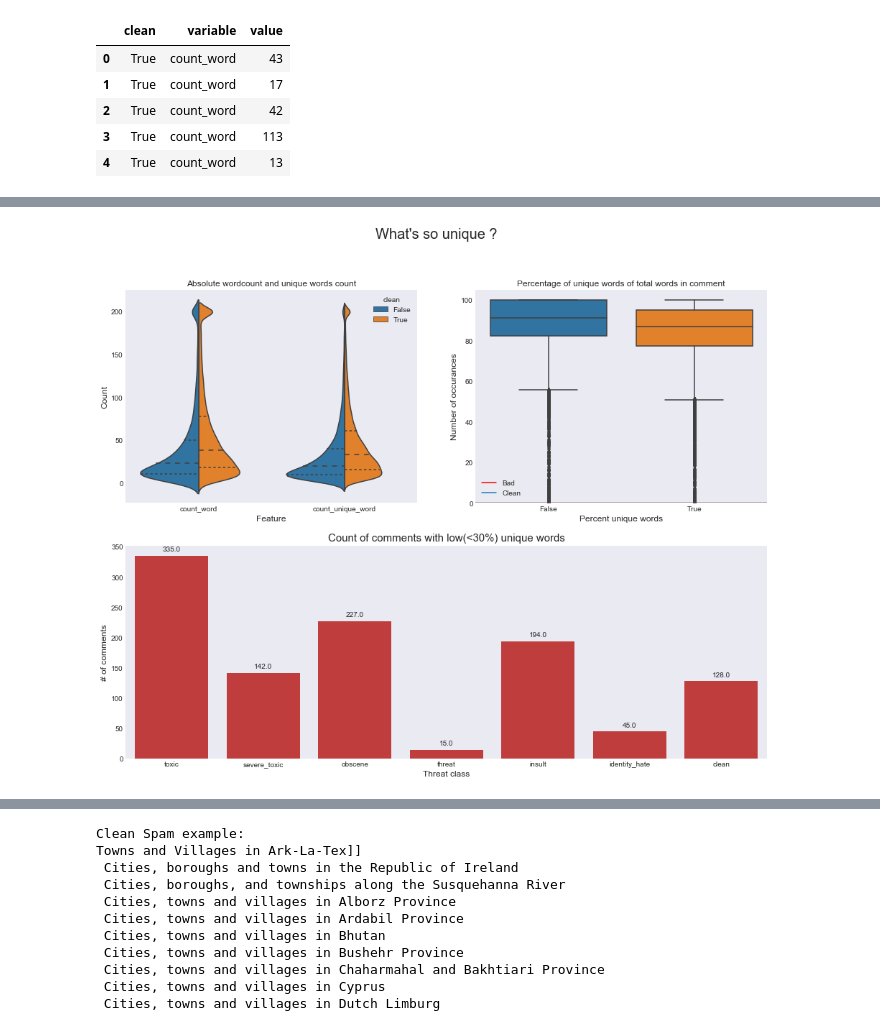
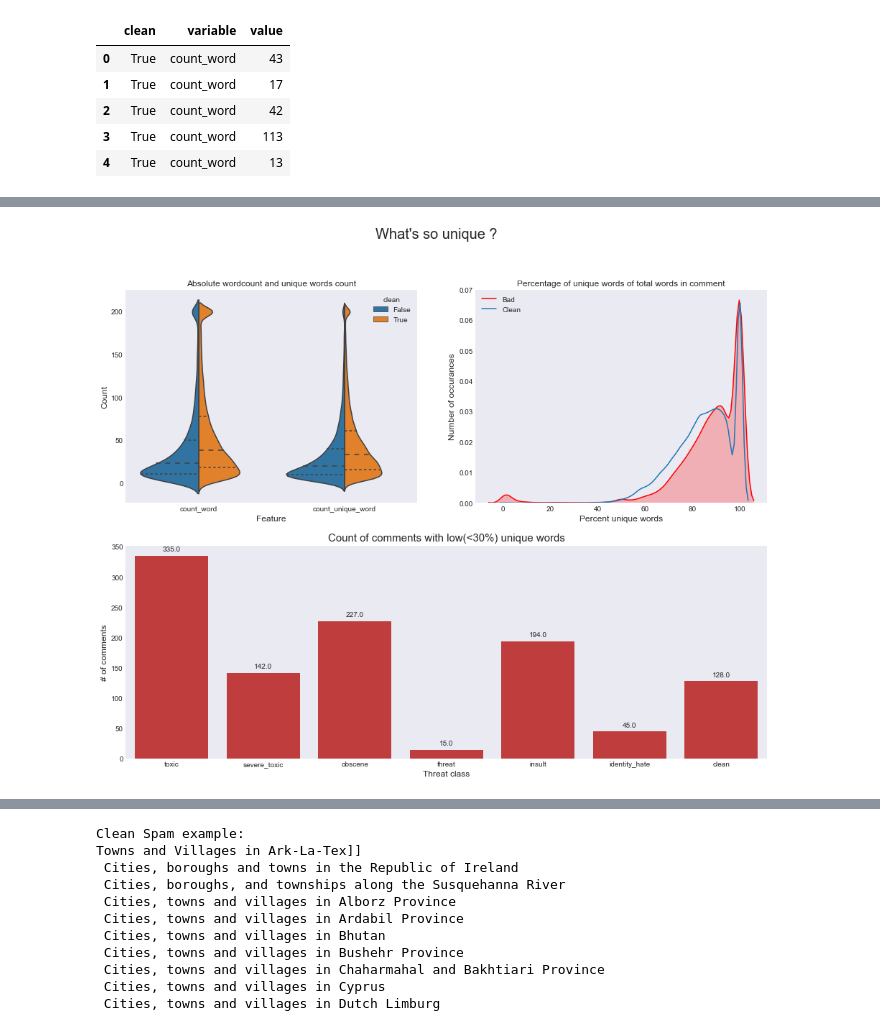
Before and after one commit to hwyum/Kaggle, a Jupyter notebook: Toxic Comment Classification Challenge/EDA_script.ipynb, the cells around one changed output, grey strips where cells are left out. Cells and saved outputs as stored; diff of their text form; code cells hidden in the pictures.

```diff
--- a/Toxic Comment Classification Challenge/EDA_script.ipynb
+++ b/Toxic Comment Classification Challenge/EDA_script.ipynb
@@ -698,34 +724,34 @@ plt.subplot2grid((2,2),(0,0))
 
 sns.violinplot(x='variable', y='value', hue='clean', data=temp_df, split=True, inner='quartile')
 plt.title("Absolute wordcount and unique words count")
 plt.xlabel('Feature', fontsize=12)
 plt.ylabel('Count', fontsize=12)
 
 plt.subplot2grid((2,2),(0,1))
 plt.title("Percentage of unique words of total words in comment")
-sns.boxplot(x='clean', y='word_unique_percent', data=train_feats)
+# sns.boxplot(x='clean', y='word_unique_percent', data=train_feats)
 ax=sns.kdeplot(train_feats[train_feats.clean == 0].word_unique_percent, label="Bad",shade=True,color='r')
 ax=sns.kdeplot(train_feats[train_feats.clean == 1].word_unique_percent, label="Clean")
 plt.legend()
 plt.ylabel('Number of occurances', fontsize=12)
 plt.xlabel('Percent unique words', fontsize=12)
 
 x=spammers.iloc[:,-7:].sum()
 plt.subplot2grid((2,2),(1,0),colspan=2) ##그래프가 컬럼 2칸을 차지함.
 plt.title("Count of comments with low(<30%) unique words",fontsize=15)
 ax=sns.barplot(x=x.index, y=x.values,color=color[3])
 
 #adding the text labels
 rects = ax.patches
 labels = x.values
 for rect, label in zip(rects, labels):
     height = rect.get_height()
     ax.text(rect.get_x() + rect.get_width()/2, height + 5, label, ha='center', va='bottom')
 
 plt.xlabel('Threat class', fontsize=12)
 plt.ylabel('# of comments', fontsize=12)
 plt.show()
 # %% [output]
-[figure, old version]
+[figure, new version]
 # %% [markdown]
 ### Word count VS unique word count:
```
Also changed, not shown: parts of 28 cells of this notebook.
